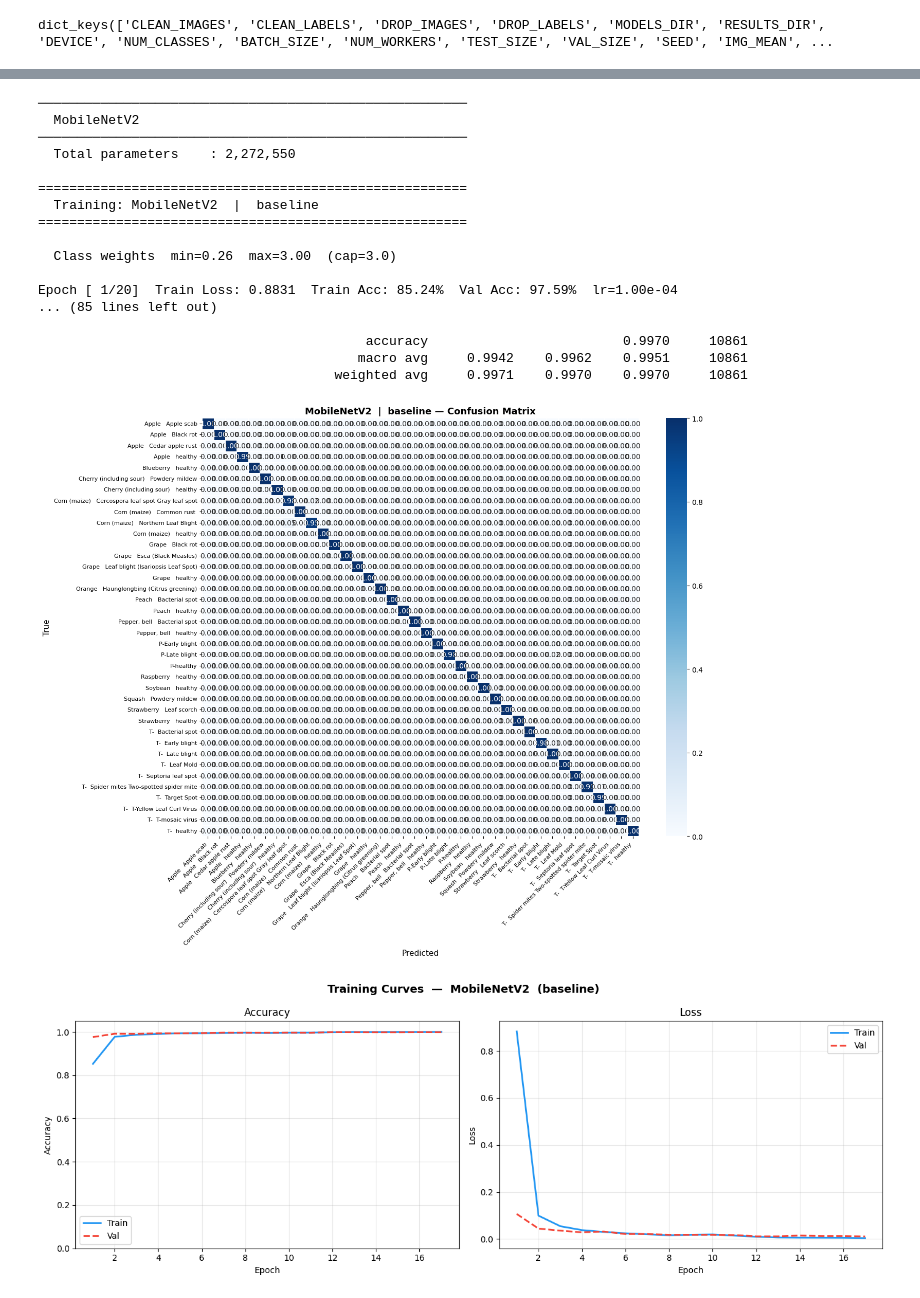
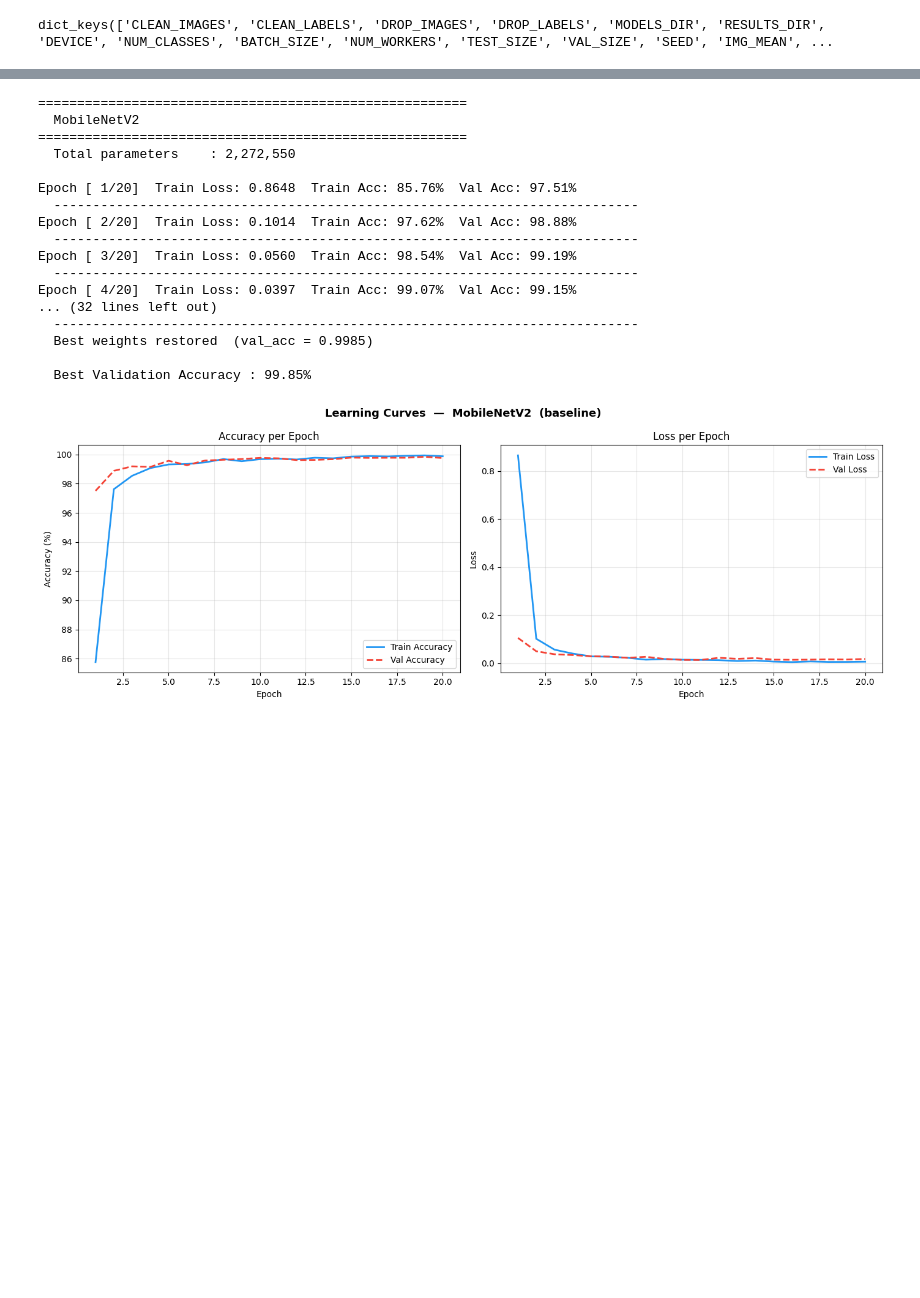
Before and after one commit to Aarti0105/Crop-disease-detection, a Jupyter notebook: notebooks/training.ipynb, the cells around one changed output, grey strips where cells are left out. Saved outputs shown, nothing was run; the diff lists cells and outputs as text; code cells hidden in the pictures; blank space fills up the shorter version.

```diff
--- a/notebooks/training.ipynb
+++ b/notebooks/training.ipynb
@@ -65,45 +58,41 @@ Class names: [np.str_('Apple___Apple_scab'), np.str_('Apple___Black_rot'), np.st
 # %%
 # Train all 3 models — same 4 steps for every model
 # build - train - evaluate - plot curves
 
 for model_name in CFG["MODELS"]:
 
     print(f"\n{'='*55}")
     print(f"  {model_name}")
     print(f"{'='*55}")
 
     # Step 1: Build model (load ImageNet weights, freeze base, add our head)
     bundle = build_model(model_name, CFG)
 
     # Step 2: Train (Phase 1: head only → Phase 2: fine-tune base layers)
     trained_model, history = train_model(bundle, loaders_baseline, "baseline", CFG)
 
-    # Step 3: Test on unseen test images
-    evaluate_model(trained_model, loaders_baseline, class_names, model_name, "baseline", CFG)
-
     # Step 4: Plot accuracy and loss curves
     plot_history(model_name, "baseline", CFG)
 
     # Free memory before training the next model
     del trained_model, bundle
     torch.mps.empty_cache() if CFG["DEVICE"] == "mps" else None
 # %% [output]
-───────────────────────────────────────────────────────
+=======================================================
   MobileNetV2
-───────────────────────────────────────────────────────
+=======================================================
   Total parameters    : 2,272,550
 
-=======================================================
-  Training: MobileNetV2  |  baseline
-=======================================================
+Epoch [ 1/20]  Train Loss: 0.8648  Train Acc: 85.76%  Val Acc: 97.51%
+  ---------------------------------------------------------------------------
+Epoch [ 2/20]  Train Loss: 0.1014  Train Acc: 97.62%  Val Acc: 98.88%
+  ---------------------------------------------------------------------------
+Epoch [ 3/20]  Train Loss: 0.0560  Train Acc: 98.54%  Val Acc: 99.19%
+  ---------------------------------------------------------------------------
+Epoch [ 4/20]  Train Loss: 0.0397  Train Acc: 99.07%  Val Acc: 99.15%
+... (32 lines left out)
+  ---------------------------------------------------------------------------
+  Best weights restored  (val_acc = 0.9985)
 
-  Class weights  min=0.26  max=3.00  (cap=3.0)
-
-Epoch [ 1/20]  Train Loss: 0.8831  Train Acc: 85.24%  Val Acc: 97.59%  lr=1.00e-04
-... (85 lines left out)
-
-                                          accuracy                         0.9970     10861
-                                         macro avg     0.9942    0.9962    0.9951     10861
-                                      weighted avg     0.9971    0.9970    0.9970     10861
+  Best Validation Accuracy : 99.85%
-[figure, old version]
+[figure, new version]
-[figure, removed]
```
Also changed, not shown: parts of 9 cells of this notebook, 8 other files.
